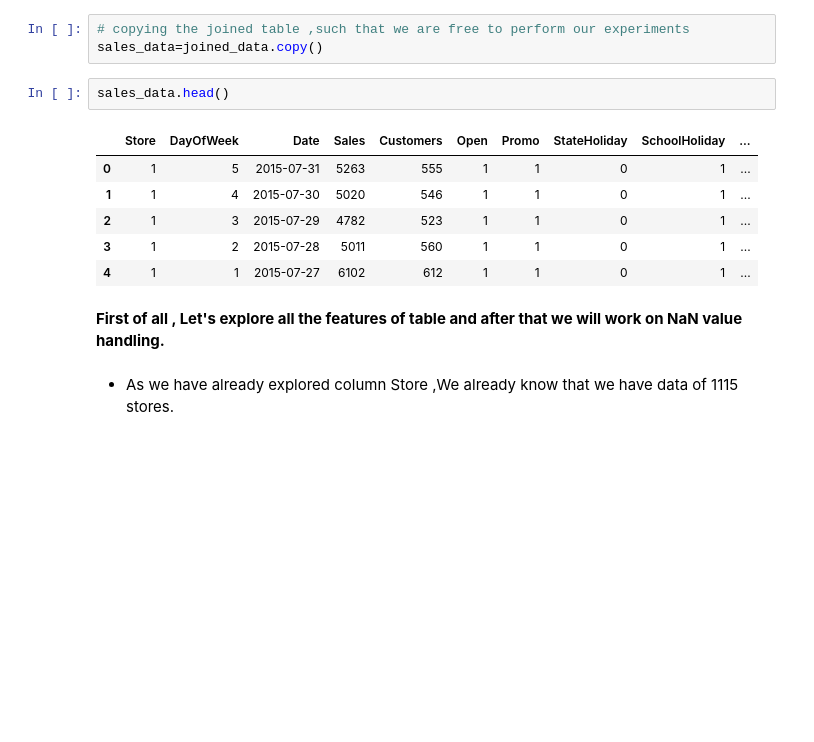
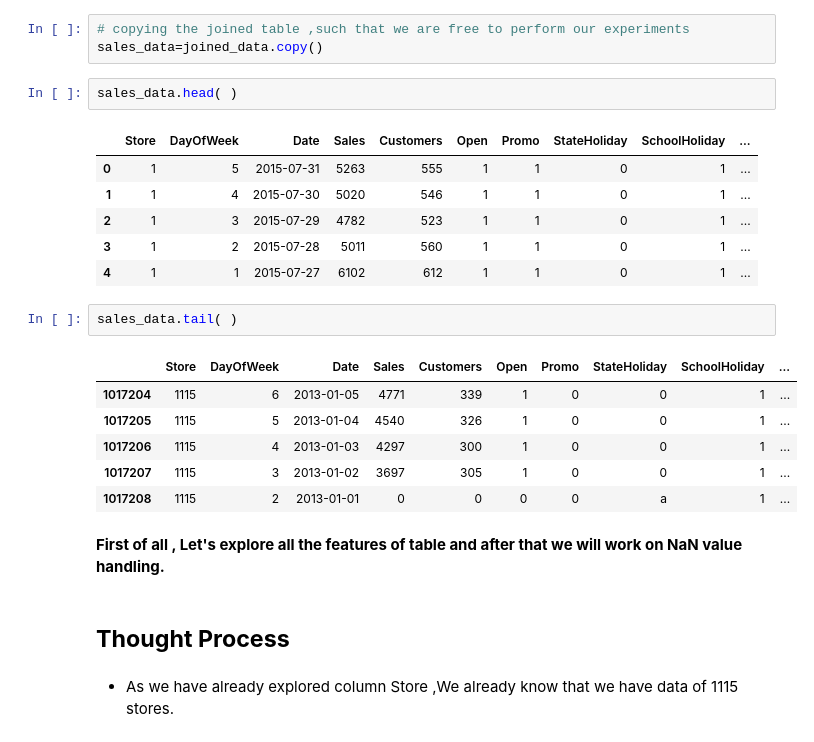
Before and after one commit to almaprateek/Retail_Sales_Prediction, a Jupyter notebook: Rossmann_Sales_Prediction_Capstone_Project.ipynb, the cells around one changed output. Drawn from its saved outputs; the diff is of its cells as text; blank space fills up the shorter version.

```diff
--- a/Rossmann_Sales_Prediction_Capstone_Project.ipynb
+++ b/Rossmann_Sales_Prediction_Capstone_Project.ipynb
@@ -168,7 +168,7 @@ memory usage: 147.5+ MB
 # copying the joined table ,such that we are free to perform our experiments
 sales_data=joined_data.copy()
 # %%
-sales_data.head()
+sales_data.head( )
 # %% [output]
 |  | Store | DayOfWeek | Date | Sales | Customers | Open | Promo | StateHoliday | SchoolHoliday | ... |
 | 0 | 1 | 5 | 2015-07-31 | 5263 | 555 | 1 | 1 | 0 | 1 | ... |
@@ -176,8 +176,19 @@ sales_data.head()
 | 2 | 1 | 3 | 2015-07-29 | 4782 | 523 | 1 | 1 | 0 | 1 | ... |
 | 3 | 1 | 2 | 2015-07-28 | 5011 | 560 | 1 | 1 | 0 | 1 | ... |
 | 4 | 1 | 1 | 2015-07-27 | 6102 | 612 | 1 | 1 | 0 | 1 | ... |
+# %%
+sales_data.tail( )
+# %% [output]
+|  | Store | DayOfWeek | Date | Sales | Customers | Open | Promo | StateHoliday | SchoolHoliday | ... |
+| 1017204 | 1115 | 6 | 2013-01-05 | 4771 | 339 | 1 | 0 | 0 | 1 | ... |
+| 1017205 | 1115 | 5 | 2013-01-04 | 4540 | 326 | 1 | 0 | 0 | 1 | ... |
+| 1017206 | 1115 | 4 | 2013-01-03 | 4297 | 300 | 1 | 0 | 0 | 1 | ... |
+| 1017207 | 1115 | 3 | 2013-01-02 | 3697 | 305 | 1 | 0 | 0 | 1 | ... |
+| 1017208 | 1115 | 2 | 2013-01-01 | 0 | 0 | 0 | 0 | a | 1 | ... |
 # %% [markdown]
 **First of all , Let's explore all the features of table and after that we will work on NaN value handling.**
+# %% [markdown]
+## **Thought Process**
 # %% [markdown]
  * As we have already explored column Store ,We already know that we have data of 1115 stores.
 # %% [markdown]
```
Also changed, not shown: parts of 8 cells of this notebook.
